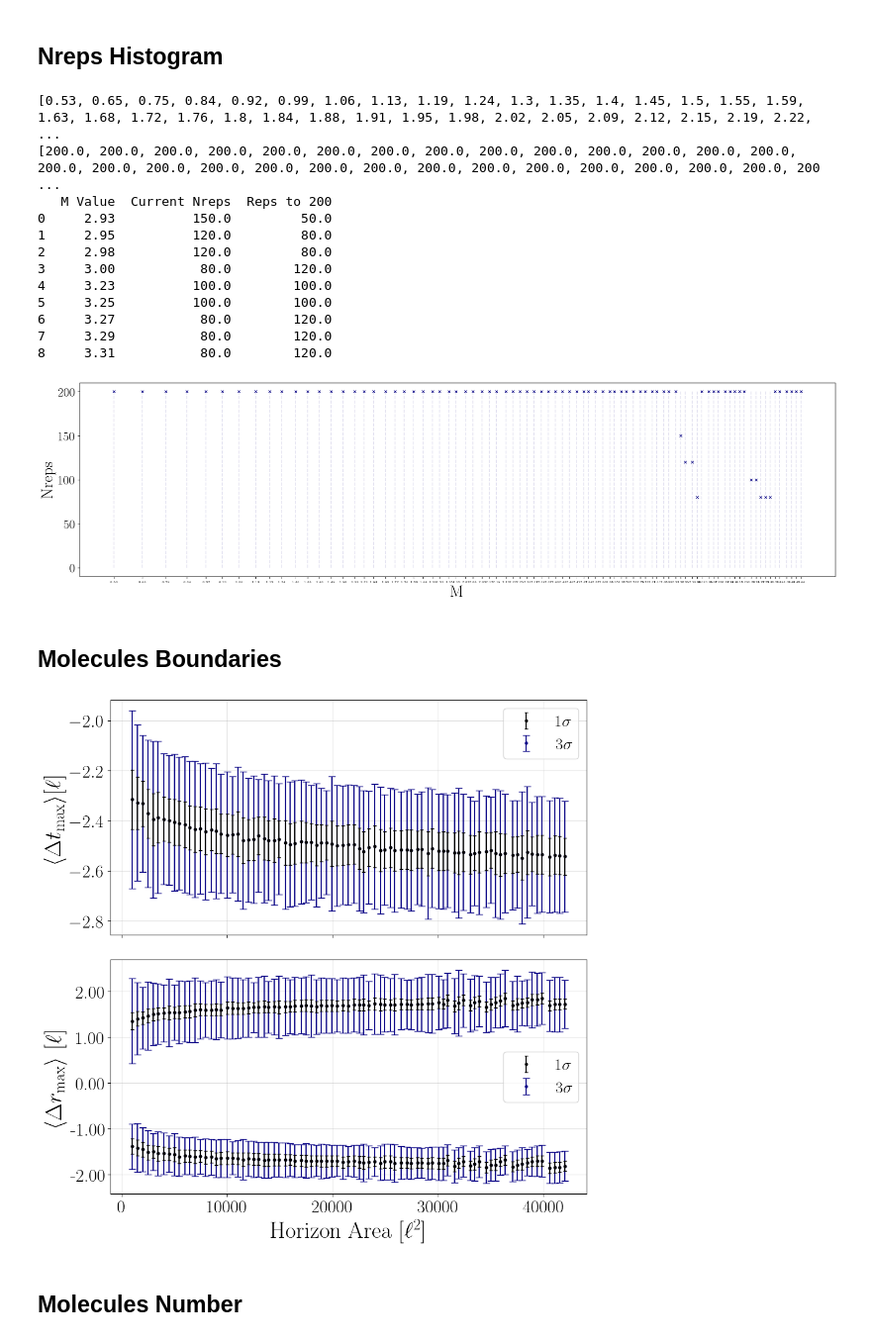
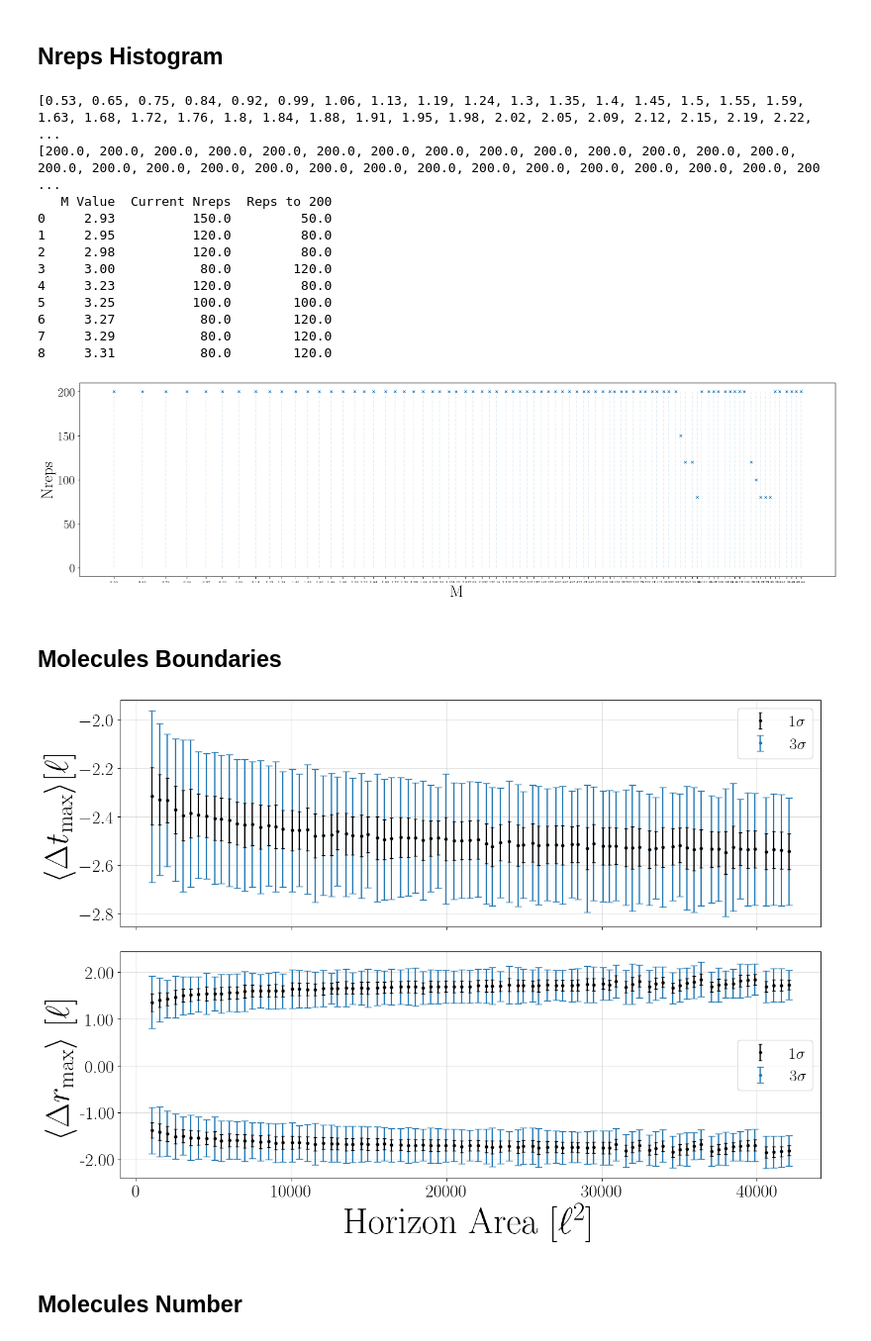
Before and after one commit to vidh2000/MSci_Schwarzschild_Causets, a Jupyter notebook: scripts_py/molecule_lambda_distribution.ipynb, the cells around one changed output. Shown at 99% size. Drawn from its saved outputs; the diff is of its cells as text; code cells hidden in the pictures.

Commit message:
all stuff before talk (3Dlambdas, plots in jupy)

```diff
--- a/scripts_py/molecule_lambda_distribution.ipynb
+++ b/scripts_py/molecule_lambda_distribution.ipynb
@@ -18,8 +18,6 @@ params = {'text.usetex' : True,
           'ytick.labelsize': 22,
           'figure.figsize': [8.5, 6.5],
           }
-plt.rcParams['axes.prop_cycle'] = plt.cycler(color = [plt.get_cmap("plasma")(v)
-                                                for v in np.linspace(0,1, 11)])
 #plt.rcParams['text.latex.preamble']=r"\usepackage{lmodern}"
 plt.rcParams.update(params)
 del params
@@ -295,26 +293,32 @@ if plot_histogram_Nreps:
 1     2.95          120.0         80.0
 2     2.98          120.0         80.0
 3     3.00           80.0        120.0
-4     3.23          100.0        100.0
+4     3.23          120.0         80.0
 5     3.25          100.0        100.0
 6     3.27           80.0        120.0
 7     3.29           80.0        120.0
 8     3.31           80.0        120.0
-[figure, old version]
+[figure, new version]
 # %% [markdown]
 ## Molecules Boundaries
+# %%
+run = False
 # %%
 # 3.2 MOLECULES'S BOUNDARIES
 if plot_boundaries:
-    mintimes       = np.array(mintimes)      * Rho**(1/4)
-    mintimes_std   = np.array(mintimes_std)  * Rho**(1/4)
-    innermosts     = np.array(innermosts)    * Rho**(1/4)
-    innermosts_std = np.array(innermosts_std)* Rho**(1/4)
-    outermosts     = np.array(outermosts)    * Rho**(1/4)
-    outermosts_std = np.array(outermosts_std)* Rho**(1/4)
+    if not run:
+        mintimes       = np.array(mintimes)      * Rho**(1/4)
+        mintimes_std   = np.array(mintimes_std)  * Rho**(1/4)
+        innermosts     = np.array(innermosts)    * Rho**(1/4)
+        innermosts_std = np.array(innermosts_std)* Rho**(1/4)
+        outermosts     = np.array(outermosts)    * Rho**(1/4)
+        outermosts_std = np.array(outermosts_std)* Rho**(1/4)
+        run = True
+    else:
+        pass
 
     rc = 2; c = 1; r = 2
-    plt.figure(f'Boundaries for {fixed_string}', figsize = (10,10),
+    plt.figure(f'Boundaries for {fixed_string}', figsize = (14,10),
                 tight_layout = True)
 
     # MINTIME #######################################################
@@ -328,46 +332,42 @@ if plot_boundaries:
                 fmt = '.', capsize = 4, color = "C0",
                 zorder = 5, label = r"3$\sigma$")
     ax.set_xticklabels([])
-    plt.ylabel(r'$\langle \Delta t_{\mathrm{max}} \rangle [\ell]$')
+    plt.ylabel(r'$\langle \Delta t_{\mathrm{max}} \rangle [\ell]$', fontsize=40)
     plt.legend()
     plt.grid(alpha = 0.4)
 
     # INNERMOST & OUTMOST ####################################################
     ax = plt.subplot(r, c, 2)
     #plt.annotate ("b)", (-0.2, 1.05), xycoords = "axes fraction",
     #               va='bottom', ha = 'left')
     plt.errorbar(x, innermosts-r_S_norm, innermosts_std,
                 fmt = '.', capsize = 2, color = "black",
                 zorder = 10, label = r"1$\sigma$")
     plt.errorbar(x, innermosts-r_S_norm, 3*innermosts_std,
                 fmt = '.', capsize = 4, color = "C0",
                 zorder = 5, label = r"3$\sigma$")
     plt.errorbar(x, outermosts-r_S_norm, outermosts_std,
                 fmt = '.', capsize = 2, color = "black",
                 zorder = 10)#, label = r"Outermost (with 1$\sigma$)")
-    plt.errorbar(x, outermosts-r_S_norm, 5*np.array(outermosts_std),
+    plt.errorbar(x, outermosts-r_S_norm, 3*outermosts_std,
                 fmt = '.', capsize = 4, color = "C0",
                 zorder = 5)#, label = r"Outermost (with 5$\sigma$)")
 
-    # props = dict(boxstyle='round', facecolor='wheat', edgecolor = 'grey',
-    #             ls = '', alpha=0.2)
-    # ax.text(0.95, 0.05, rf"$\rho \: = \: {Rho:.0f}$", transform=ax.transAxes,
-    # fontsize=10, va='bottom', ha = 'right', bbox=props)
     if varying_var == "M":
-        plt.xlabel(r'Horizon Area $[\ell^2]$')
+        plt.xlabel(r'Horizon Area $[\ell^2]$', fontsize=45)
     else:
-        plt.xlabel(f'{varying_var} [a.u.]')
-    plt.ylabel(r"$\langle \Delta r_{\mathrm{max}} \rangle$ $[\ell]$")
+        plt.xlabel(f'{varying_var} [a.u.]', fontsize=45)
+    plt.ylabel(r"$\langle \Delta r_{\mathrm{max}} \rangle$ $[\ell]$",  fontsize=40)
     plt.grid(alpha = 0.4)
     from matplotlib.ticker import FormatStrFormatter
     ax.yaxis.set_major_formatter(FormatStrFormatter('%.2f'))
     plt.legend()
     plt.tight_layout()
     plt.savefig(plotsDir + f"{fixed_string}_{molecules}Boundaries_to_rs_in_l.png")
     plt.savefig(plotsDir + f"{fixed_string}_{molecules}Boundaries_to_rs_in_l.pdf")
     plt.show()
 # %% [output]
-[figure, old version]
+[figure, new version]
 # %% [markdown]
 ## Molecules Number
 # %%
```
Also changed, not shown: parts of 5 cells of this notebook, 51 other files.
